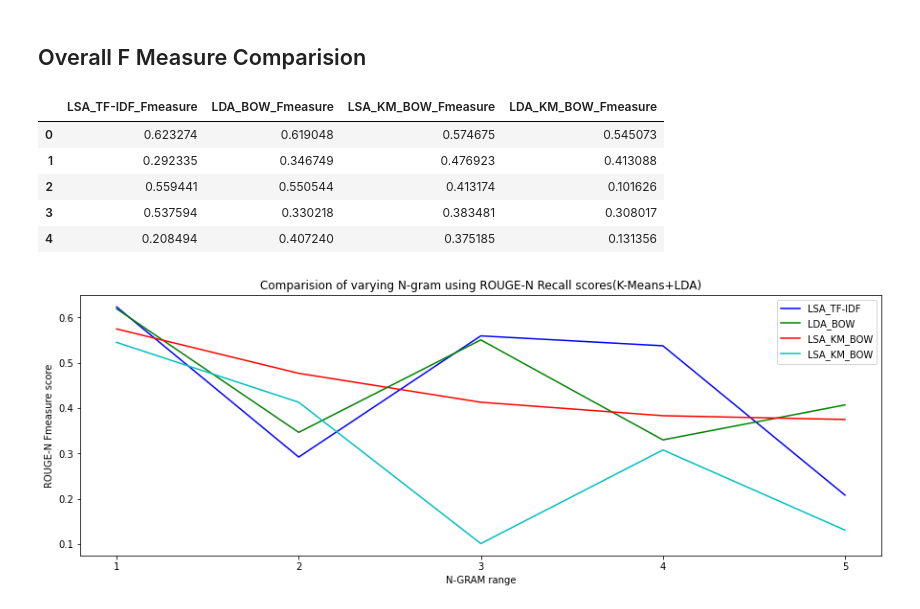
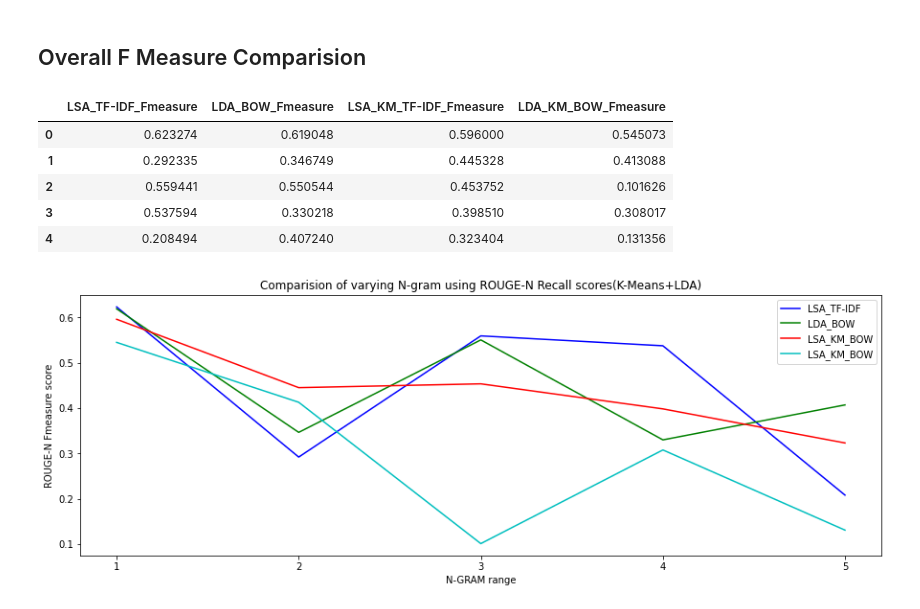
Before and after one commit to splAcharya/Extractive_Text_Summarization, a Jupyter notebook: ExTs.ipynb, the cells around one changed output. Drawn from its saved outputs; the diff is of its cells as text; code cells hidden in the pictures.

```diff
--- a/ExTs.ipynb
+++ b/ExTs.ipynb
@@ -1848,32 +1848,31 @@ plt.show()
 fm_comparision_df = pd.DataFrame()
 fm_comparision_df["LSA_TF-IDF_Fmeasure"] = [tfidf_lsa_1gram_rouge.fmeasure, tfidf_lsa_2gram_rouge.fmeasure, tfidf_lsa_3gram_rouge.fmeasure, tfidf_lsa_4gram_rouge.fmeasure, tfidf_lsa_5gram_rouge.fmeasure]
 fm_comparision_df["LDA_BOW_Fmeasure"] = [bow_lda_1gram_rouge.fmeasure, bow_lda_2gram_rouge.fmeasure, bow_lda_3gram_rouge.fmeasure, bow_lda_4gram_rouge.fmeasure, bow_lda_5gram_rouge.fmeasure]
-fm_comparision_df["LSA_KM_BOW_Fmeasure"] = [bow_lsa_kmeans_1gram_rouge.fmeasure, bow_lsa_kmeans_2gram_rouge.fmeasure, bow_lsa_kmeans_3gram_rouge.fmeasure, bow_lsa_kmeans_4gram_rouge.fmeasure, bow_lsa_kmeans_5gram_rouge.fmeasure]
+fm_comparision_df["LSA_KM_TF-IDF_Fmeasure"] = [tfidf_lsa_kmeans_1gram_rouge.fmeasure, tfidf_lsa_kmeans_2gram_rouge.fmeasure, tfidf_lsa_kmeans_3gram_rouge.fmeasure, tfidf_lsa_kmeans_4gram_rouge.fmeasure, tfidf_lsa_kmeans_5gram_rouge.fmeasure]
 fm_comparision_df["LDA_KM_BOW_Fmeasure"] = [bow_lda_kmeans_1gram_rouge.fmeasure, bow_lda_kmeans_2gram_rouge.fmeasure, bow_lda_kmeans_3gram_rouge.fmeasure, bow_lda_kmeans_4gram_rouge.fmeasure, bow_lda_kmeans_5gram_rouge.fmeasure]
 fm_comparision_df
 # %% [output]
-|  | LSA_TF-IDF_Fmeasure | LDA_BOW_Fmeasure | LSA_KM_BOW_Fmeasure | LDA_KM_BOW_Fmeasure |
-| 0 | 0.623274 | 0.619048 | 0.574675 | 0.545073 |
-| 1 | 0.292335 | 0.346749 | 0.476923 | 0.413088 |
-| 2 | 0.559441 | 0.550544 | 0.413174 | 0.101626 |
-| 3 | 0.537594 | 0.330218 | 0.383481 | 0.308017 |
-| 4 | 0.208494 | 0.407240 | 0.375185 | 0.131356 |
+|  | LSA_TF-IDF_Fmeasure | LDA_BOW_Fmeasure | LSA_KM_TF-IDF_Fmeasure | LDA_KM_BOW_Fmeasure |
+| 0 | 0.623274 | 0.619048 | 0.596000 | 0.545073 |
+| 1 | 0.292335 | 0.346749 | 0.445328 | 0.413088 |
+| 2 | 0.559441 | 0.550544 | 0.453752 | 0.101626 |
+| 3 | 0.537594 | 0.330218 | 0.398510 | 0.308017 |
+| 4 | 0.208494 | 0.407240 | 0.323404 | 0.131356 |
 # %%
 fig, ax = plt.subplots(1,1,figsize=(15,5))
 
 n_gram_range = [i for i in range(1,6)]
-
 ax.plot(n_gram_range,fm_comparision_df["LSA_TF-IDF_Fmeasure"],'b-', label="LSA_TF-IDF")
 ax.plot(n_gram_range,fm_comparision_df["LDA_BOW_Fmeasure"],'g-', label="LDA_BOW")
-ax.plot(n_gram_range,fm_comparision_df["LSA_KM_BOW_Fmeasure"],'r-', label="LSA_KM_BOW")
+ax.plot(n_gram_range,fm_comparision_df["LSA_KM_TF-IDF_Fmeasure"],'r-', label="LSA_KM_BOW")
 ax.plot(n_gram_range,fm_comparision_df["LDA_KM_BOW_Fmeasure"],'c-', label="LSA_KM_BOW")
 
 ax.title.set_text("Comparision of varying N-gram using ROUGE-N Recall scores(K-Means+LDA)")
 ax.set_xlabel("N-GRAM range")
 ax.set_xticks(n_gram_range)
 ax.set_ylabel("ROUGE-N Fmeasure score")
 ax.legend(loc="best")
 
 plt.show()
 # %% [output]
-[figure, old version]
+[figure, new version]
```
